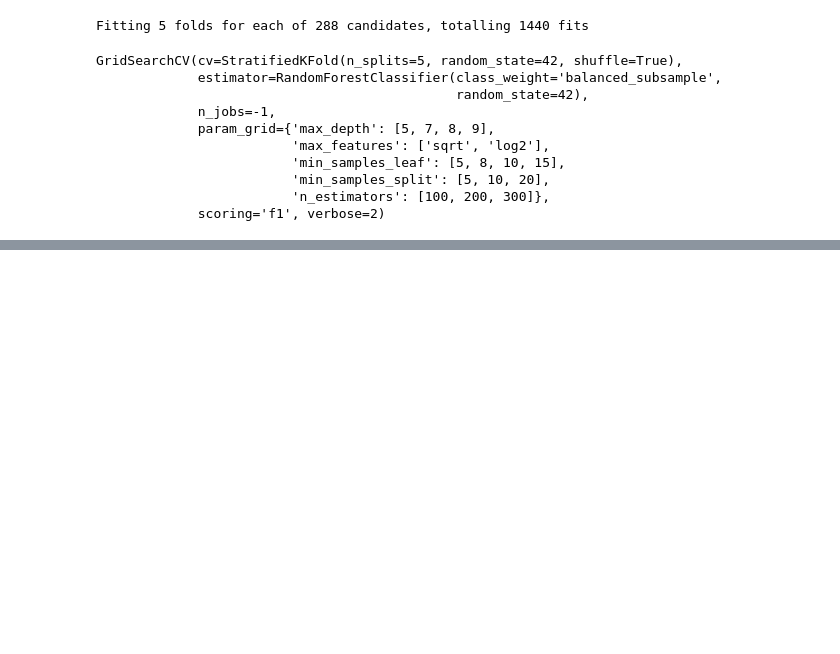
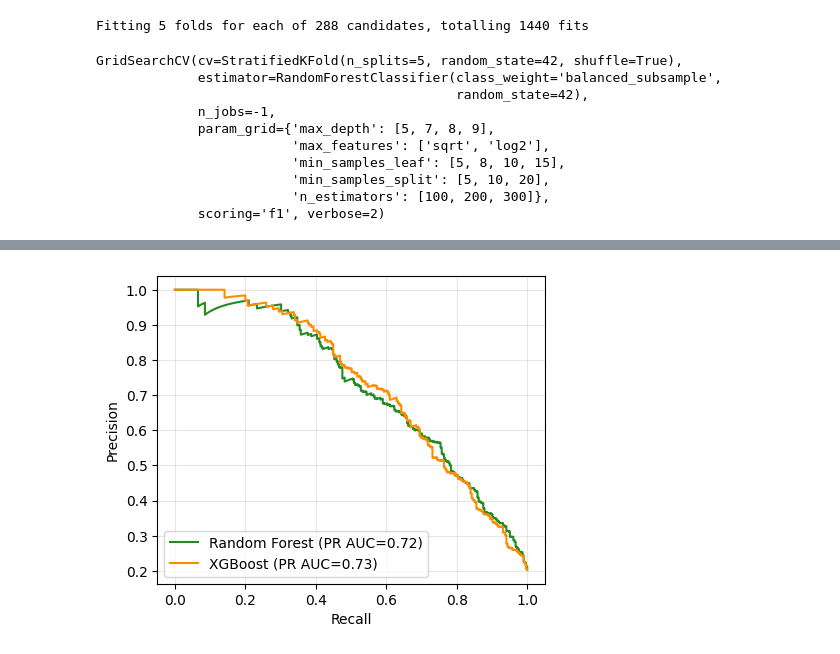
Before and after one commit to NaimPro-tech/Bank_Churn_Prediction_System, a Jupyter notebook: bank_customer_churn.ipynb, the cells around one changed output, grey strips where cells are left out. Drawn from its saved outputs; the diff is of its cells as text; code cells hidden in the pictures; blank space fills up the shorter version.

Commit message:
Advanced Model Implemention & Calibration Curve

```diff
--- a/bank_customer_churn.ipynb
+++ b/bank_customer_churn.ipynb
@@ -861,0 +866,5 @@ weighted avg       0.85      0.82      0.83      1500
+# %%
+#negative & positive class estimated ratio for parameter
+num_neg = np.sum(y_train==0)
+num_pos = np.sum(y_train==1)
+estimated_ratio = num_neg/num_pos
@@ -861,0 +878,15 @@ weighted avg       0.85      0.82      0.83      1500
+# %%
+xgb_grid = GridSearchCV(
+    XGBRFClassifier(
+        random_state=42,
+        scale_pos_weight=estimated_ratio,
+        eval_metric = "logloss"
+    ),
+    param_grid=xgb_params,
+    cv=cv,
+    scoring='f1',
+    verbose=2,
+    n_jobs=-1
+)
+# %%
+xgb_grid.fit(X_train_scaled, y_train)
@@ -861,0 +912,2 @@ weighted avg       0.85      0.82      0.83      1500
+# %%
+xgb_grid_model = xgb_grid.best_estimator_
@@ -861,0 +1006,24 @@ weighted avg       0.85      0.82      0.83      1500
+# %%
+#probability score
+rf_prob = best_rf_model.predict_proba(X_test_scaled)[:,1]
+xgb_prob = xgb_grid_model.predict_proba(X_test_scaled)[:,1]
+
+#genarate data for pr curve
+precision_rf, recall_rf, _ = precision_recall_curve(y_test, rf_prob)
+precision_xgb, recall_xgb, _ =precision_recall_curve(y_test, xgb_prob)
+
+#PR AUC/Average Precision calculation
+pr_auc_rf = average_precision_score(y_test, rf_prob)
+pr_auc_xgb = average_precision_score(y_test, xgb_prob)
+
+#graph
+plt.figure(figsize=(5,4))
+plt.plot(recall_rf, precision_rf, label=f"Random Forest (PR AUC={pr_auc_rf:.2f})", color="forestgreen")
+plt.plot(recall_xgb, precision_xgb, label=f"XGBoost (PR AUC={pr_auc_xgb:.2f})", color="darkorange")
+plt.xlabel("Recall")
+plt.ylabel("Precision")
+plt.legend()
+plt.grid(True, alpha=0.3)
+plt.show()
+# %% [output]
+[figure, added]
```
Also changed, not shown: parts of 16 cells of this notebook.
